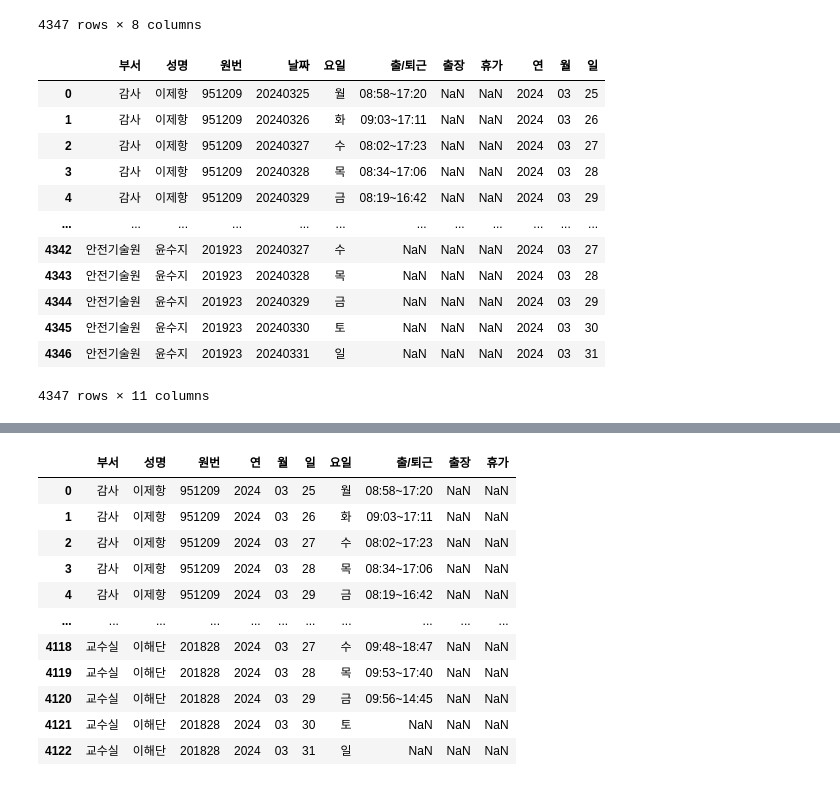
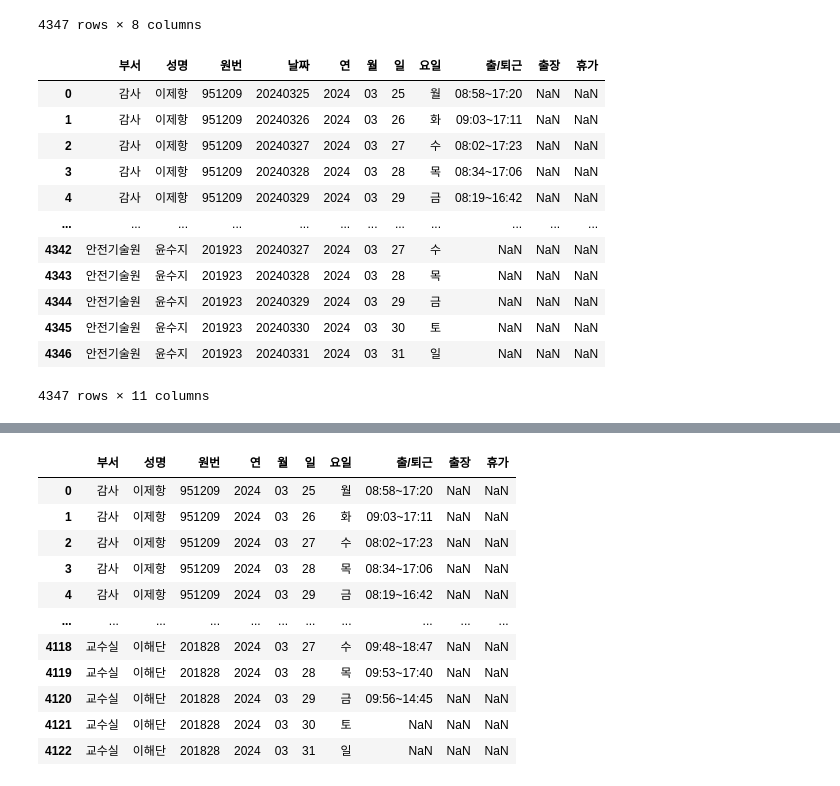
Before and after one commit to cymyung/dilligence, a Jupyter notebook: coretime240405.ipynb, the cells around one changed output, grey strips where cells are left out. Saved outputs shown, nothing was run; the diff lists cells and outputs as text; code cells hidden in the pictures.

```diff
--- a/coretime240405.ipynb
+++ b/coretime240405.ipynb
@@ -58,21 +58,6 @@ df2
 | 4346 | 안전기술원 | 윤수지 | 201923 | 20240331 | 일 | NaN | NaN | NaN |
 4347 rows × 8 columns
 # %%
-df2['연'] = df2['날짜'].astype(str).str[:4 ]
-df2['월'] = df2['날짜'].astype(str).str[4:6]
-df2['일'] = df2['날짜'].astype(str).str[6: ]
-df2
+year  = df2['날짜'].astype(str).str[ :4]
+month = df2['날짜'].astype(str).str[4:6]
+day   = df2['날짜'].astype(str).str[6:]
-# %% [output]
-|  | 부서 | 성명 | 원번 | 날짜 | 요일 | 출/퇴근 | 출장 | 휴가 | 연 | 월 | 일 |
-| 0 | 감사 | 이제항 | 951209 | 20240325 | 월 | 08:58~17:20 | NaN | NaN | 2024 | 03 | 25 |
-| 1 | 감사 | 이제항 | 951209 | 20240326 | 화 | 09:03~17:11 | NaN | NaN | 2024 | 03 | 26 |
-| 2 | 감사 | 이제항 | 951209 | 20240327 | 수 | 08:02~17:23 | NaN | NaN | 2024 | 03 | 27 |
-| 3 | 감사 | 이제항 | 951209 | 20240328 | 목 | 08:34~17:06 | NaN | NaN | 2024 | 03 | 28 |
-| 4 | 감사 | 이제항 | 951209 | 20240329 | 금 | 08:19~16:42 | NaN | NaN | 2024 | 03 | 29 |
-| ... | ... | ... | ... | ... | ... | ... | ... | ... | ... | ... | ... |
-| 4342 | 안전기술원 | 윤수지 | 201923 | 20240327 | 수 | NaN | NaN | NaN | 2024 | 03 | 27 |
-| 4343 | 안전기술원 | 윤수지 | 201923 | 20240328 | 목 | NaN | NaN | NaN | 2024 | 03 | 28 |
-| 4344 | 안전기술원 | 윤수지 | 201923 | 20240329 | 금 | NaN | NaN | NaN | 2024 | 03 | 29 |
-| 4345 | 안전기술원 | 윤수지 | 201923 | 20240330 | 토 | NaN | NaN | NaN | 2024 | 03 | 30 |
-| 4346 | 안전기술원 | 윤수지 | 201923 | 20240331 | 일 | NaN | NaN | NaN | 2024 | 03 | 31 |
-4347 rows × 11 columns
@@ -81 +64,20 @@ df3 = df2[['부서','성명','원번','연','월','일','요일','출/퇴근','
+# %%
+df2.insert(4,'연',year)
+df2.insert(5,'월',month)
+df2.insert(6,'일',day)
+df2
+# %% [output]
+|  | 부서 | 성명 | 원번 | 날짜 | 연 | 월 | 일 | 요일 | 출/퇴근 | 출장 | 휴가 |
+| 0 | 감사 | 이제항 | 951209 | 20240325 | 2024 | 03 | 25 | 월 | 08:58~17:20 | NaN | NaN |
+| 1 | 감사 | 이제항 | 951209 | 20240326 | 2024 | 03 | 26 | 화 | 09:03~17:11 | NaN | NaN |
+| 2 | 감사 | 이제항 | 951209 | 20240327 | 2024 | 03 | 27 | 수 | 08:02~17:23 | NaN | NaN |
+| 3 | 감사 | 이제항 | 951209 | 20240328 | 2024 | 03 | 28 | 목 | 08:34~17:06 | NaN | NaN |
+| 4 | 감사 | 이제항 | 951209 | 20240329 | 2024 | 03 | 29 | 금 | 08:19~16:42 | NaN | NaN |
+| ... | ... | ... | ... | ... | ... | ... | ... | ... | ... | ... | ... |
+| 4342 | 안전기술원 | 윤수지 | 201923 | 20240327 | 2024 | 03 | 27 | 수 | NaN | NaN | NaN |
+| 4343 | 안전기술원 | 윤수지 | 201923 | 20240328 | 2024 | 03 | 28 | 목 | NaN | NaN | NaN |
+| 4344 | 안전기술원 | 윤수지 | 201923 | 20240329 | 2024 | 03 | 29 | 금 | NaN | NaN | NaN |
+| 4345 | 안전기술원 | 윤수지 | 201923 | 20240330 | 2024 | 03 | 30 | 토 | NaN | NaN | NaN |
+| 4346 | 안전기술원 | 윤수지 | 201923 | 20240331 | 2024 | 03 | 31 | 일 | NaN | NaN | NaN |
+4347 rows × 11 columns
 # %%
```
Also changed, not shown: parts of 11 cells of this notebook.
